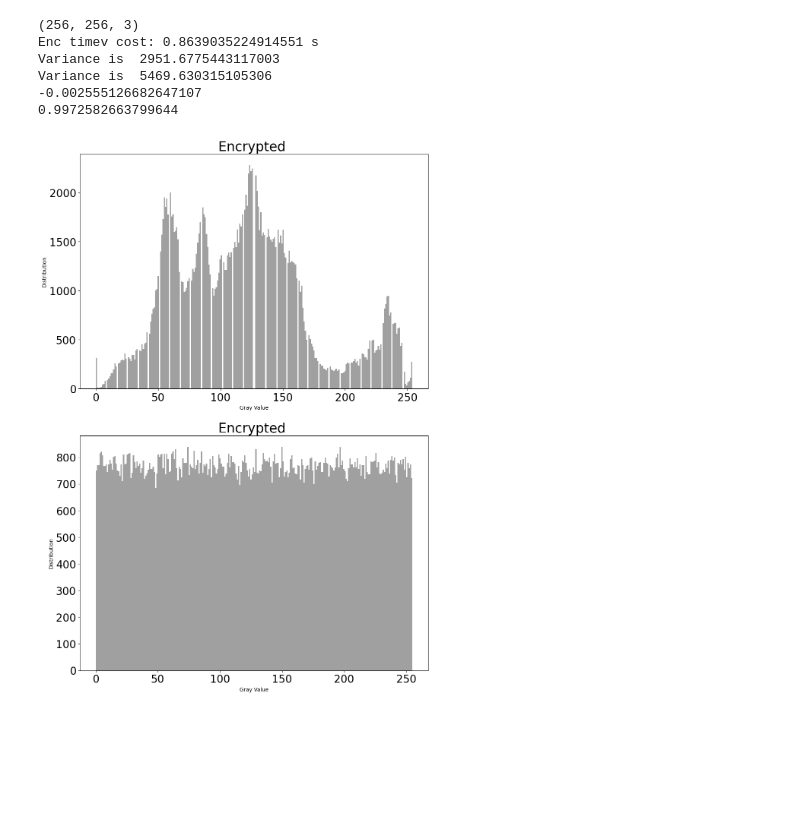
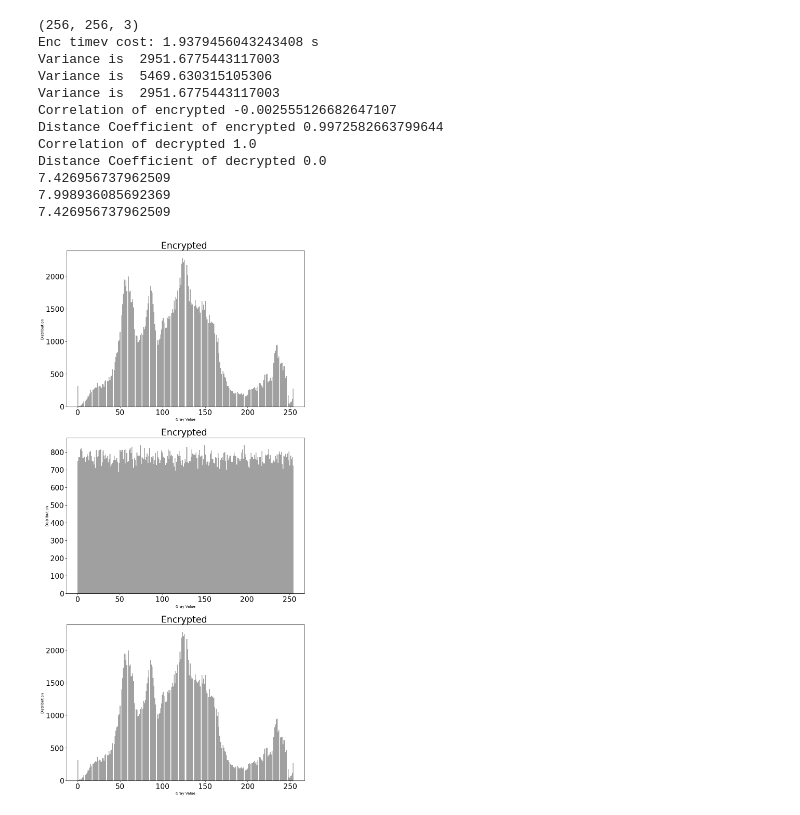
Before and after one commit to Kavya-24/Innovation-Lab-Project, a Jupyter notebook: Python Model/Original Model/Original Model.ipynb, the cells around one changed output. Saved outputs shown, nothing was run; the diff lists cells and outputs as text; code cells hidden in the pictures; blank space fills up the shorter version.

```diff
--- a/Python Model/Original Model/Original Model.ipynb
+++ b/Python Model/Original Model/Original Model.ipynb
@@ -646,7 +655,6 @@ def histogram(listOfIm):
     plt.rcParams['xtick.labelsize'] = 20
     plt.rcParams['ytick.labelsize'] = 20
     # key = [0x7833A013F4DB0018F4FB4031E9F680BC614A,0x7833A013F4DB0018F4FB4031E9F680BC614B]
-    key = [originalKey]
 
     for imgP in listOfIm:
 
@@ -1030,45 +1101,55 @@ encImg = doColorEnc(img,originalKey)
 cv2.imwrite("encImg.jpg", encImg)
 
 decImg = doColorDec(encImg,originalKey);
 cv2.imwrite("decImg.jpg", decImg)
 
 # doCipherTextAttack(img,w,h)
 # doDifferntialTest(w,h,d)
 
 
 # decWithoutKey = decWithoutKeyTest1(encImg)
 # cv2.imwrite('dec_write_'+str(mres)+'.jpg',decWithoutKey)
 
 
 # imgTested = testWithPlainAndCipher(img,encImg)
 
 
 
 
-listOfIm = [img,encImg]
+listOfIm = [img,encImg, decImg]
 histogram(listOfIm)
 
+# autumnSimilarImageTest()
 
-# correlation(img,encImg)
-w,h,d = img.shape
+print('Correlation of encrypted',corr_coefficient(img.flatten(),encImg.flatten(),w*h))
+print('Distance Coefficient of encrypted',distanceCorrelation(img.flatten(),encImg.flatten()))
+
+print('Correlation of decrypted',corr_coefficient(img.flatten(),decImg.flatten(),w*h))
+print('Distance Coefficient of decrypted',distanceCorrelation(img.flatten(),decImg.flatten()))
+
+# # correlation(img,encImg)
+
+# w,h,d = img.shape
 # encImg = encImg.reshape((w,h*d))
 # img = img.reshape((w,h*d))
+# decImg = decImg.reshape((w,h*d))
 # # # # Remember to remove # on reshape for doColorEnc final
-# print(LocalEntropy(img))
-
-# print(LocalEntropy(encImg))
 
 
-
-
-print(corr_coefficient(img.flatten(),encImg.flatten(),w*h))
-
-print(distanceCorrelation(img.flatten(),encImg.flatten()))
+print(shannonEntropy(img))
+print(shannonEntropy(encImg))
+print(shannonEntropy(decImg))
 # %% [output]
 (256, 256, 3)
-Enc timev cost: 0.8639035224914551 s
+Enc timev cost: 1.9379456043243408 s
 Variance is  2951.6775443117003
 Variance is  5469.630315105306
--0.002555126682647107
-0.9972582663799644
+Variance is  2951.6775443117003
+Correlation of encrypted -0.002555126682647107
+Distance Coefficient of encrypted 0.9972582663799644
+Correlation of decrypted 1.0
+Distance Coefficient of decrypted 0.0
+7.426956737962509
+7.998936085692369
+7.426956737962509
-[figure, old version]
+[figure, new version]
```
Also changed, not shown: parts of 2 cells of this notebook, 27 other files.
